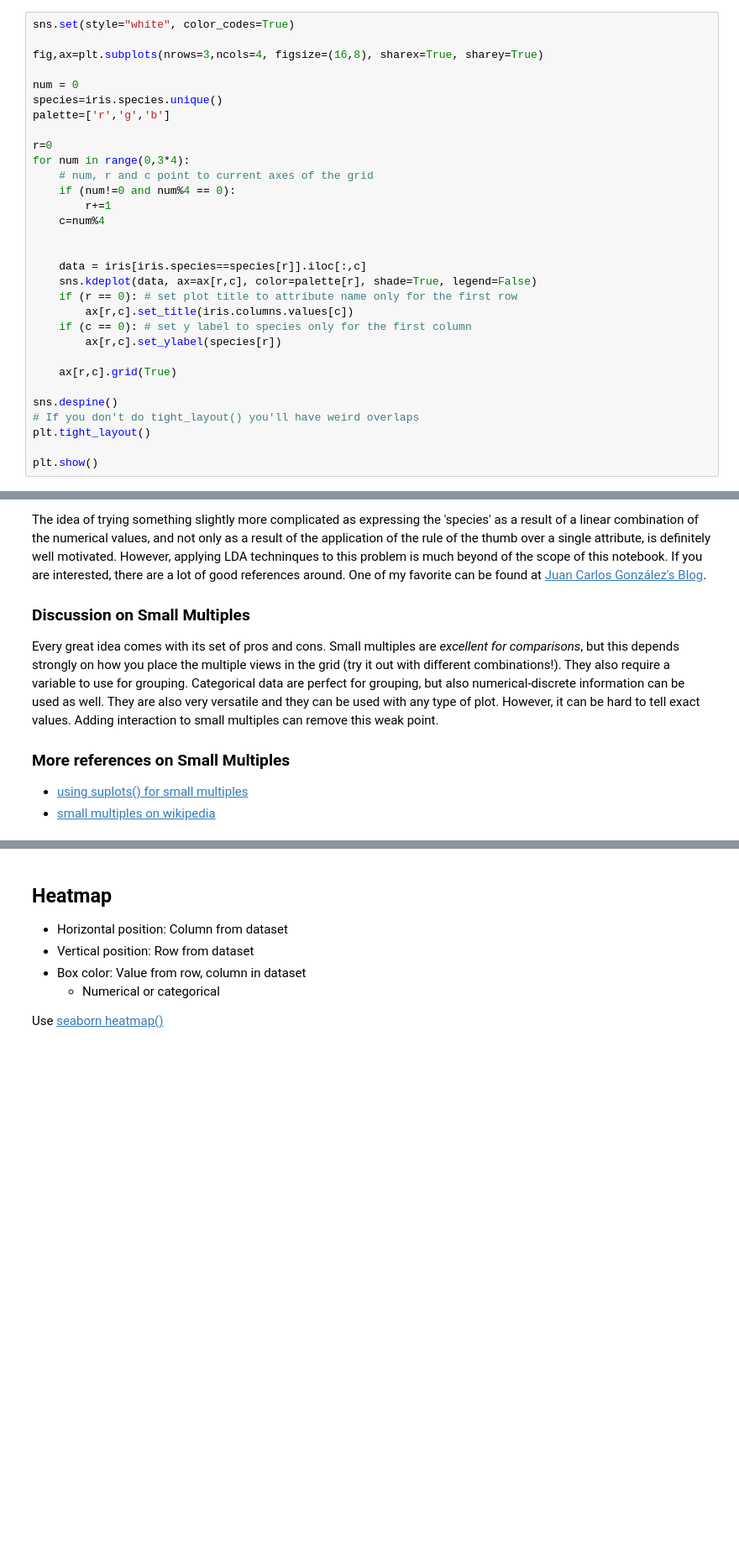
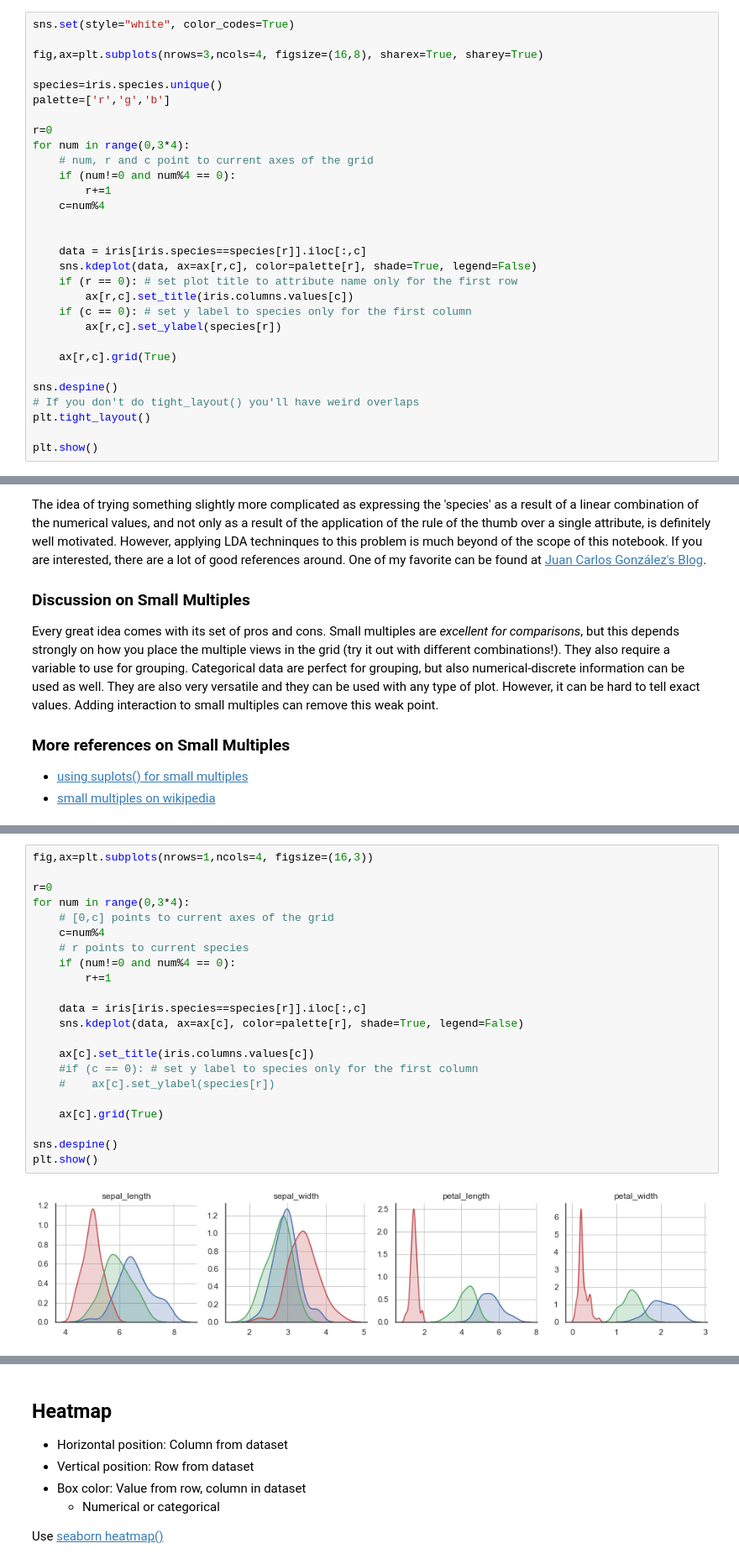
Before and after one commit to giaruffo/dataviz, a Jupyter notebook: notebooks/matplotlib06.ipynb, the cells around one changed output, grey strips where cells are left out. Shown at 84% size. Saved outputs shown, nothing was run; the diff lists cells and outputs as text; blank space fills up the shorter version.

Commit message:
some improvements on multidimensional data vis nb

```diff
--- a/notebooks/matplotlib06.ipynb
+++ b/notebooks/matplotlib06.ipynb
@@ -154,7 +156,6 @@ sns.set(style="white", color_codes=True)
 
 fig,ax=plt.subplots(nrows=3,ncols=4, figsize=(16,8), sharex=True, sharey=True)
 
-num = 0
 species=iris.species.unique()
 palette=['r','g','b']
 
@@ -208,0 +205,24 @@ To draw a scatterplot matrix with Python, the most convenient method is [seaborn
+# %%
+fig,ax=plt.subplots(nrows=1,ncols=4, figsize=(16,3))
+
+r=0
+for num in range(0,3*4):
+    # [0,c] points to current axes of the grid
+    c=num%4
+    # r points to current species
+    if (num!=0 and num%4 == 0):
+        r+=1
+
+    data = iris[iris.species==species[r]].iloc[:,c]
+    sns.kdeplot(data, ax=ax[c], color=palette[r], shade=True, legend=False)
+
+    ax[c].set_title(iris.columns.values[c])
+    #if (c == 0): # set y label to species only for the first column
+    #    ax[c].set_ylabel(species[r])
+
+    ax[c].grid(True)
+
+sns.despine()
+plt.show()
+# %% [output]
+[figure, added]
```
Also changed, not shown: parts of 24 cells of this notebook.
